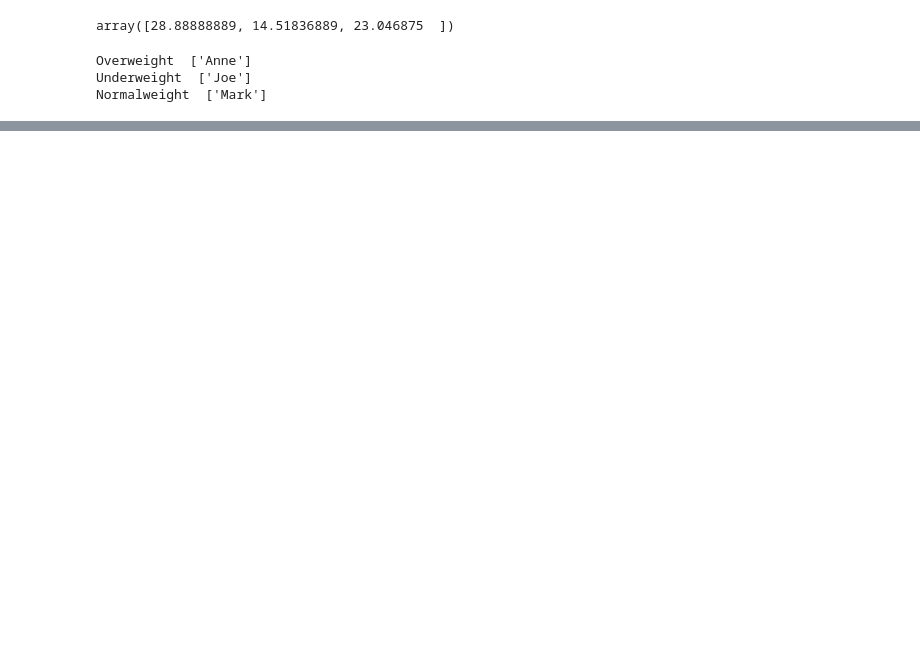
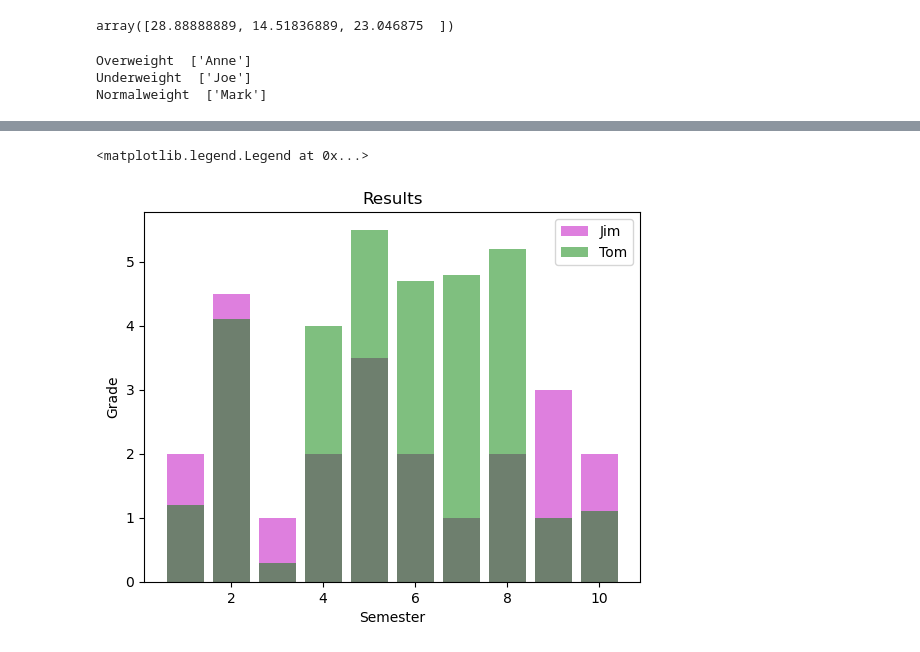
Before and after one commit to MinsingaK/Python-Machine-Learning, a Jupyter notebook: train.ipynb, the cells around one changed output, grey strips where cells are left out. Saved outputs shown, nothing was run; the diff lists cells and outputs as text; code cells hidden in the pictures; blank space fills up the shorter version.

```diff
--- a/train.ipynb
+++ b/train.ipynb
@@ -122,0 +377,13 @@ Normalweight  ['Mark']
+# %%
+# Ajouter un autre diagramme au diagramme existant
+x3, y3 = [1,  2,  3,  4,  5,  6,  7,  8,  9, 10], [1.2,4.1,0.3,4,5.5,4.7,4.8,5.2,1,1.1]
+plt.bar(x1,y1, label="Jim", color = "m", align="center", alpha=0.5)
+plt.legend()
+plt.bar(x3,y3, label="Tom", color = "g", align="center", alpha=0.5)
+plt.title("Results")
+plt.xlabel("Semester")
+plt.ylabel("Grade")
+plt.legend()
+# %% [output]
+<matplotlib.legend.Legend at 0x...>
+[figure, added]
```
Also changed, not shown: parts of 49 cells of this notebook, 2 other files.
